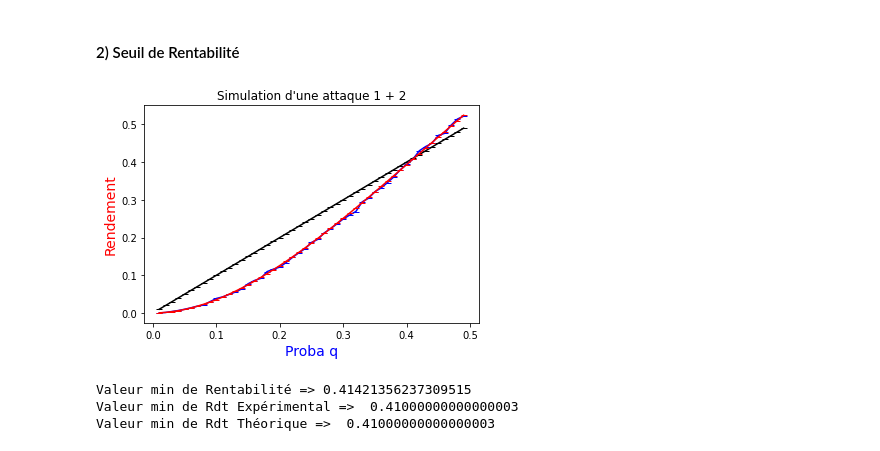
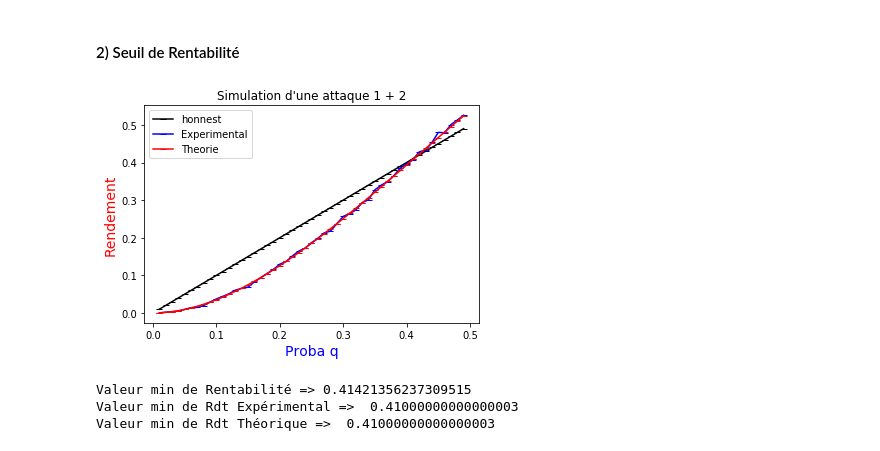
Before and after one commit to redek-zelton/Cryptofinance, a Jupyter notebook: Attack 1+2/Attack_1_+_2.ipynb, the cells around one changed output. Drawn from its saved outputs; the diff is of its cells as text; code cells hidden in the pictures.

```diff
--- a/Attack 1+2/Attack_1_+_2.ipynb
+++ b/Attack 1+2/Attack_1_+_2.ipynb
@@ -63,7 +63,7 @@ def Rendement(ER,EH,proba):
 #### 2) Seuil de Rentabilité
 # %%
 #Parametres
-nombre=20000
+nombre=10000
 L_proba=np.arange(0.01,0.5,0.01)
 
 #Values
@@ -85,17 +85,18 @@ for i in L_proba:
 # %%
 fig,ax=plt.subplots()
 plt.title('Simulation d\'une attaque 1 + 2')
 ax.plot(L_proba,L_proba,marker="_",color='black')
 ax.plot(L_proba,L_Rdt_Exp,marker="_",color='blue')
 ax.plot(L_proba,L_Rdt_theo,marker="_",color='red')
 ax.set_xlabel("Proba q",color="blue",fontsize=14)
 ax.set_ylabel("Rendement",color="red",fontsize=14)
+ax.legend(['honnest','Experimental','Theorie'])
 idxExp = np.argwhere(np.diff(np.sign(L_proba - L_Rdt_Exp))).flatten() #index intersection Exp
 idxTheo = np.argwhere(np.diff(np.sign(L_proba - L_Rdt_theo))).flatten() #index intersection Theo
 
 plt.show()
 # %% [output]
-[figure, old version]
+[figure, new version]
 # %%
 print("Valeur min de Rentabilité =>",np.sqrt(2)-1)
 print("Valeur min de Rdt Expérimental => ",L_proba[idxExp[0]])
```
Also changed, not shown: parts of 3 cells of this notebook.
